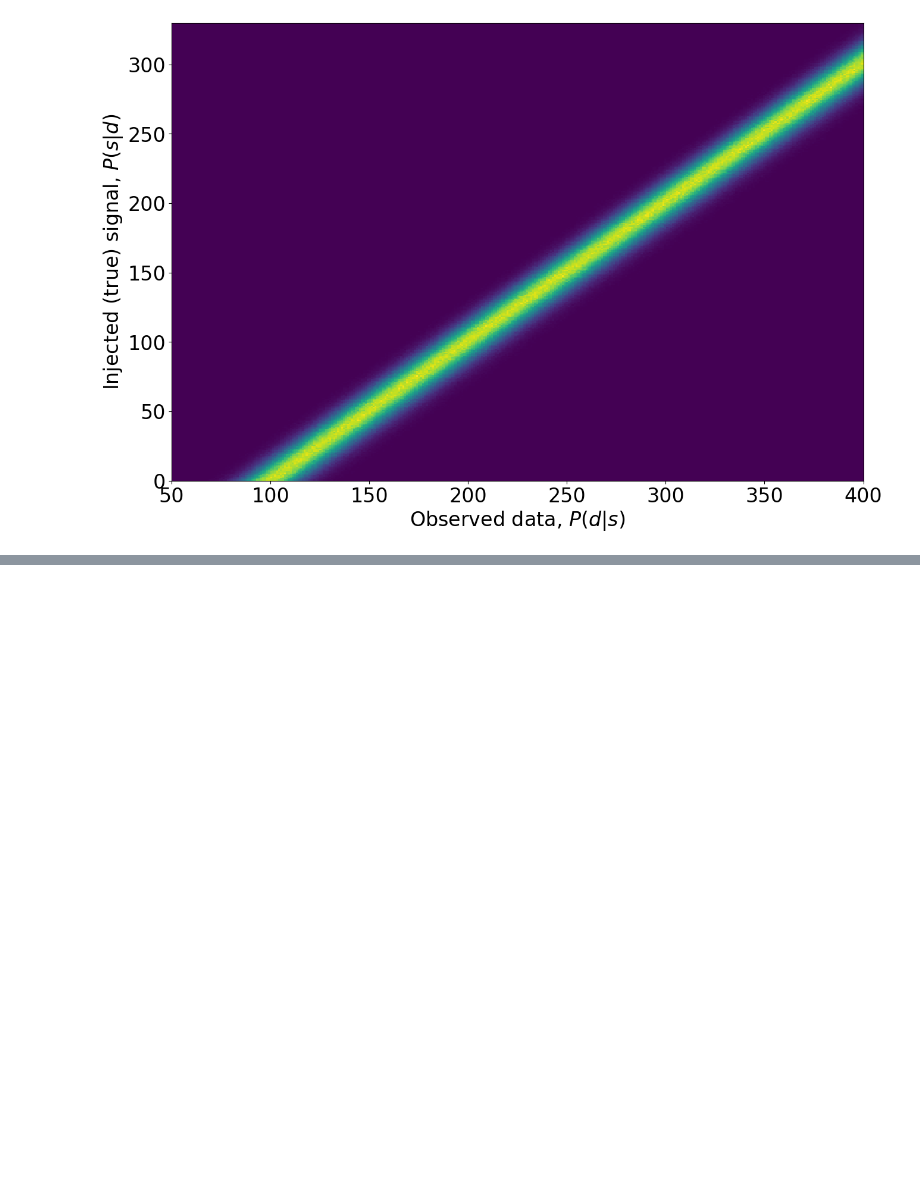
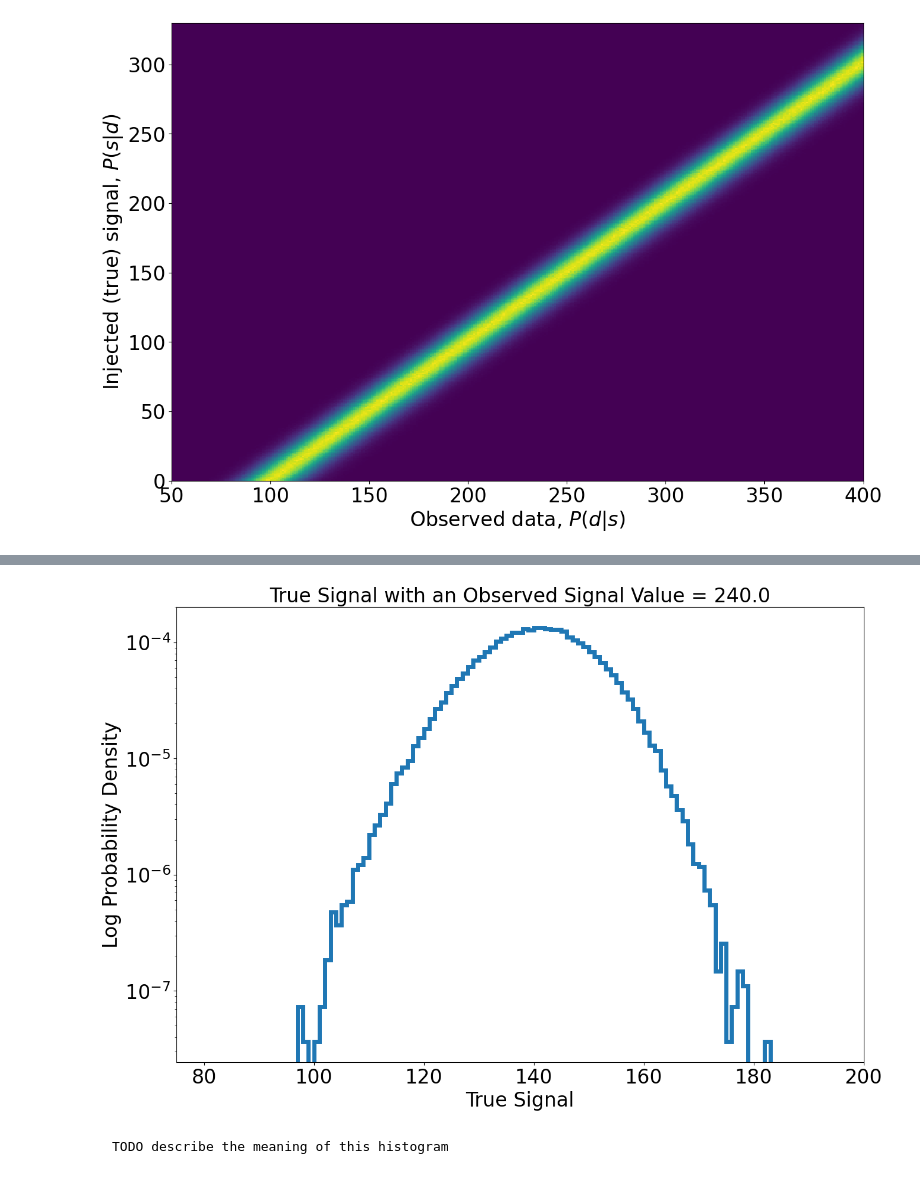
Before and after one commit to williamdolsen/phys434-21au, a Jupyter notebook: labs/lab6/lab6.ipynb, the cells around one changed output, grey strips where cells are left out. Saved outputs shown, nothing was run; the diff lists cells and outputs as text; code cells hidden in the pictures; blank space fills up the shorter version.

```diff
--- a/labs/lab6/lab6.ipynb
+++ b/labs/lab6/lab6.ipynb
@@ -186,0 +267,14 @@ plot_2d_hist(signaledges, dataedges, Psd)
+# %%
+# plot a stair plot
+plt.stairs(true_signal_probs, signaledges, linewidth=5)
+plt.tick_params(labelsize=24)
+plt.yscale('log')
+plt.title(f'True Signal with an Observed Signal Value = {observed_data_value}', fontsize=24)
+plt.xlabel('True Signal', fontsize=24)
+plt.ylabel('Log Probability Density', fontsize=24)
+plt.xlim(75, 200)
+plt.show()
+# %% [output]
+[figure, added]
+# %% [markdown]
+    TODO describe the meaning of this histogram
```
Also changed, not shown: parts of 12 cells of this notebook.
